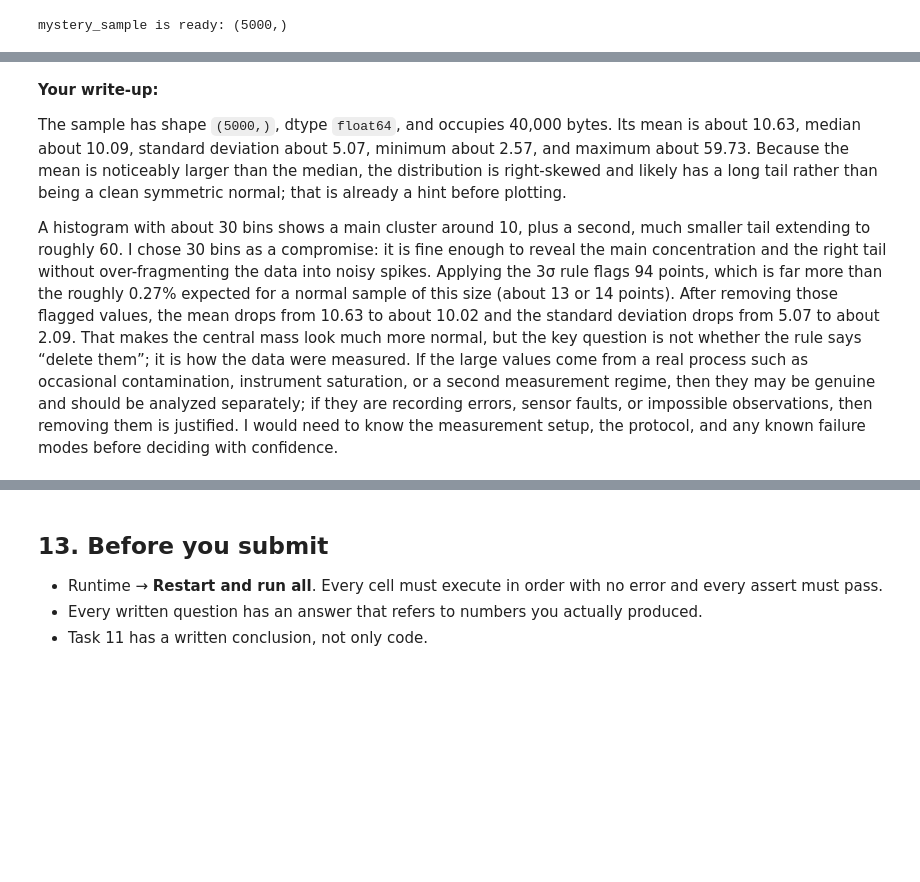
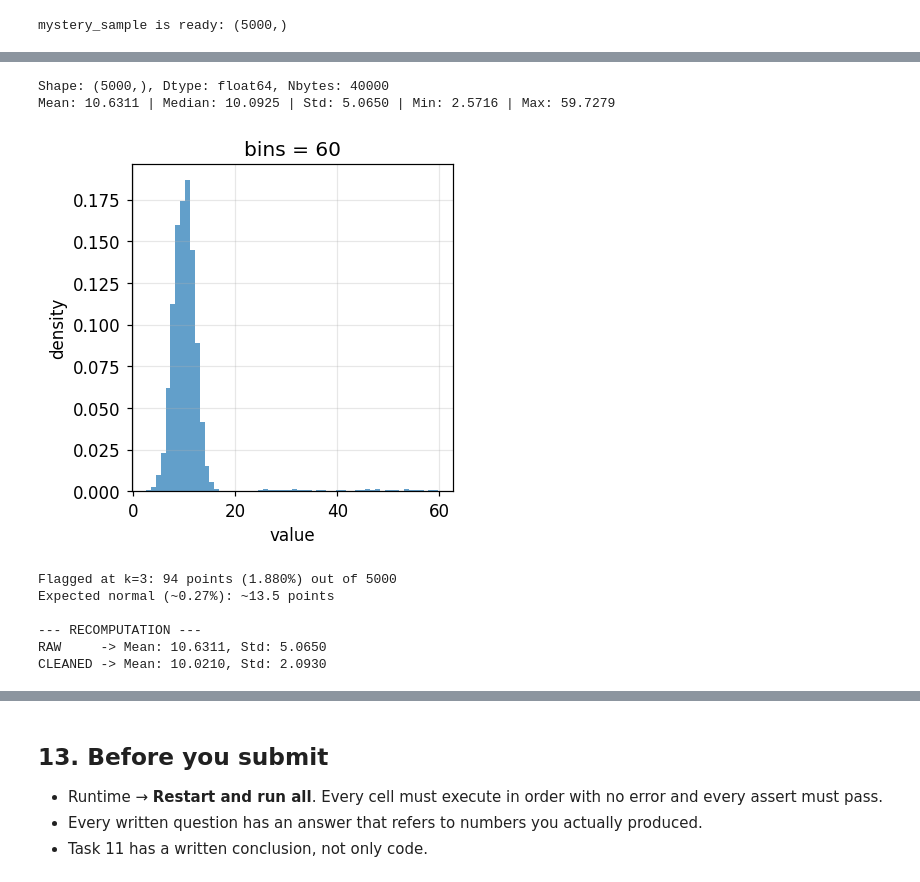
Before and after one commit to ostapenkooleksandr-hash/ida-practice-3d, a Jupyter notebook: practice/1/1-homework.ipynb, the cells around one changed output, grey strips where cells are left out. Drawn from its saved outputs; the diff is of its cells as text; code cells hidden in the pictures; blank space fills up the shorter version.

```diff
--- a/practice/1/1-homework.ipynb
+++ b/practice/1/1-homework.ipynb
@@ -280,11 +301,13 @@ def sigma_outliers(sample, k=3.0):
 
     Build the mask with a vectorised comparison; do not loop.
     """
-    sample = np.asarray(sample)
-    mu = sample.mean()
-    sigma = sample.std()
-    mask = np.abs(sample - mu) > k * sigma
-    return mask, sample[mask]
+    mean_val = np.mean(sample)
+    std_val = np.std(sample)
+    mask = np.abs(sample - mean_val) > (k * std_val)
+    values = sample[mask]
+
+    return mask, values
+    raise NotImplementedError("Task 5")
 # %%
 _plain = np.array([1.0, 2.0, 3.0, 2.0, 1.0, 50.0])
 _mask, _values = sigma_outliers(_plain, k=2.0)
@@ -333,0 +349,8 @@ A concrete justified case for deleting a flagged point is a known measurement or
+# %%
+import numpy as np
+print(f"Total points: {len(_normal)}")
+for k in [1, 2, 3, 4, 5]:
+    mask, vals = sigma_outliers(_normal, k=k)
+    count = len(vals)
+    emp_rate = count / len(_normal)
+    print(f"k = {k:1d} | flagged: {count:4d} | empirical rate: {emp_rate:8.5%}")
@@ -760,6 +821,40 @@ std without flagged: 2.0930020976036245
-# %% [markdown]
-**Your write-up:**
-
-The sample has shape `(5000,)`, dtype `float64`, and occupies 40,000 bytes. Its mean is about 10.63, median about 10.09, standard deviation about 5.07, minimum about 2.57, and maximum about 59.73. Because the mean is noticeably larger than the median, the distribution is right-skewed and likely has a long tail rather than being a clean symmetric normal; that is already a hint before plotting.
-
-A histogram with about 30 bins shows a main cluster around 10, plus a second, much smaller tail extending to roughly 60. I chose 30 bins as a compromise: it is fine enough to reveal the main concentration and the right tail without over-fragmenting the data into noisy spikes. Applying the 3σ rule flags 94 points, which is far more than the roughly 0.27% expected for a normal sample of this size (about 13 or 14 points). After removing those flagged values, the mean drops from 10.63 to about 10.02 and the standard deviation drops from 5.07 to about 2.09. That makes the central mass look much more normal, but the key question is not whether the rule says “delete them”; it is how the data were measured. If the large values come from a real process such as occasional contamination, instrument saturation, or a second measurement regime, then they may be genuine and should be analyzed separately; if they are recording errors, sensor faults, or impossible observations, then removing them is justified. I would need to know the measurement setup, the protocol, and any known failure modes before deciding with confidence.
+# %%
+print(f"Shape: {mystery_sample.shape}, Dtype: {mystery_sample.dtype}, Nbytes: {mystery_sample.nbytes}")
+
+mean_val = float(np.mean(mystery_sample))
+median_val = float(np.median(mystery_sample))
+std_val = float(np.std(mystery_sample))
+min_val = float(np.min(mystery_sample))
+max_val = float(np.max(mystery_sample))
+
+print(f"Mean: {mean_val:.4f} | Median: {median_val:.4f} | Std: {std_val:.4f} | Min: {min_val:.4f} | Max: {max_val:.4f}")
+
+_fig, _axes = histogram_grid(mystery_sample, [60], density=True)
+plt.show()
+
+mask_3, vals_3 = sigma_outliers(mystery_sample, k=3.0)
+n_flagged = len(vals_3)
+n_total = len(mystery_sample)
+pct_flagged = (n_flagged / n_total) * 100
+
+print(f"Flagged at k=3: {n_flagged} points ({pct_flagged:.3f}%) out of {n_total}")
+print(f"Expected normal (~0.27%): ~{n_total * 0.0027:.1f} points")
+
+# Перерахунок без викидів
+cleaned_sample = mystery_sample[~mask_3]
+cleaned_mean = float(np.mean(cleaned_sample))
+cleaned_std = float(np.std(cleaned_sample))
+
+print("\n--- RECOMPUTATION ---")
+print(f"RAW     -> Mean: {mean_val:.4f}, Std: {std_val:.4f}")
+print(f"CLEANED -> Mean: {cleaned_mean:.4f}, Std: {cleaned_std:.4f}")
+# %% [output]
+Shape: (5000,), Dtype: float64, Nbytes: 40000
+Mean: 10.6311 | Median: 10.0925 | Std: 5.0650 | Min: 2.5716 | Max: 59.7279
+[figure, added]
+Flagged at k=3: 94 points (1.880%) out of 5000
+Expected normal (~0.27%): ~13.5 points
+
+--- RECOMPUTATION ---
+RAW     -> Mean: 10.6311, Std: 5.0650
+CLEANED -> Mean: 10.0210, Std: 2.0930
```
Also changed, not shown: parts of 37 cells of this notebook.
